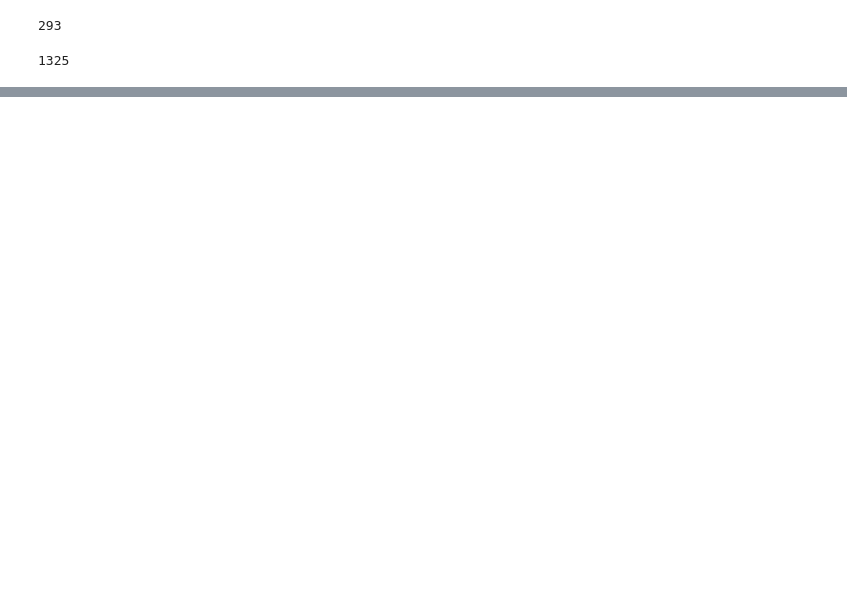
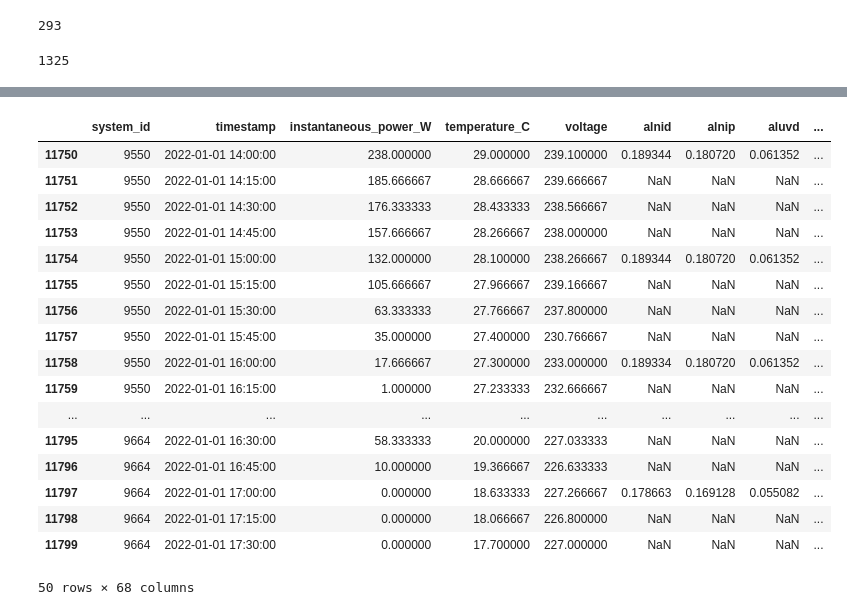
Before and after one commit to WAT-ai/open-climate-fix-project, a Jupyter notebook: datapipeline/map_station_to_latlon.ipynb, the cells around one changed output, grey strips where cells are left out. Drawn from its saved outputs; the diff is of its cells as text; code cells hidden in the pictures; blank space fills up the shorter version.

```diff
--- a/datapipeline/map_station_to_latlon.ipynb
+++ b/datapipeline/map_station_to_latlon.ipynb
@@ -185,0 +316,21 @@ pv_day_data.to_csv('processed_pv_data_jan1_2023.csv', index=False)
+# %%
+pv_day_data_old[-50:]
+# %% [output]
+|  | system_id | timestamp | instantaneous_power_W | temperature_C | voltage | alnid | alnip | aluvd | ... |
+| 11750 | 9550 | 2022-01-01 14:00:00 | 238.000000 | 29.000000 | 239.100000 | 0.189344 | 0.180720 | 0.061352 | ... |
+| 11751 | 9550 | 2022-01-01 14:15:00 | 185.666667 | 28.666667 | 239.666667 | NaN | NaN | NaN | ... |
+| 11752 | 9550 | 2022-01-01 14:30:00 | 176.333333 | 28.433333 | 238.566667 | NaN | NaN | NaN | ... |
+| 11753 | 9550 | 2022-01-01 14:45:00 | 157.666667 | 28.266667 | 238.000000 | NaN | NaN | NaN | ... |
+| 11754 | 9550 | 2022-01-01 15:00:00 | 132.000000 | 28.100000 | 238.266667 | 0.189344 | 0.180720 | 0.061352 | ... |
+| 11755 | 9550 | 2022-01-01 15:15:00 | 105.666667 | 27.966667 | 239.166667 | NaN | NaN | NaN | ... |
+| 11756 | 9550 | 2022-01-01 15:30:00 | 63.333333 | 27.766667 | 237.800000 | NaN | NaN | NaN | ... |
+| 11757 | 9550 | 2022-01-01 15:45:00 | 35.000000 | 27.400000 | 230.766667 | NaN | NaN | NaN | ... |
+| 11758 | 9550 | 2022-01-01 16:00:00 | 17.666667 | 27.300000 | 233.000000 | 0.189334 | 0.180720 | 0.061352 | ... |
+| 11759 | 9550 | 2022-01-01 16:15:00 | 1.000000 | 27.233333 | 232.666667 | NaN | NaN | NaN | ... |
+| ... | ... | ... | ... | ... | ... | ... | ... | ... | ... |
+| 11795 | 9664 | 2022-01-01 16:30:00 | 58.333333 | 20.000000 | 227.033333 | NaN | NaN | NaN | ... |
+| 11796 | 9664 | 2022-01-01 16:45:00 | 10.000000 | 19.366667 | 226.633333 | NaN | NaN | NaN | ... |
+| 11797 | 9664 | 2022-01-01 17:00:00 | 0.000000 | 18.633333 | 227.266667 | 0.178663 | 0.169128 | 0.055082 | ... |
+| 11798 | 9664 | 2022-01-01 17:15:00 | 0.000000 | 18.066667 | 226.800000 | NaN | NaN | NaN | ... |
+| 11799 | 9664 | 2022-01-01 17:30:00 | 0.000000 | 17.700000 | 227.000000 | NaN | NaN | NaN | ... |
+50 rows × 68 columns
```
Also changed, not shown: parts of 18 cells of this notebook, 1 other file.
